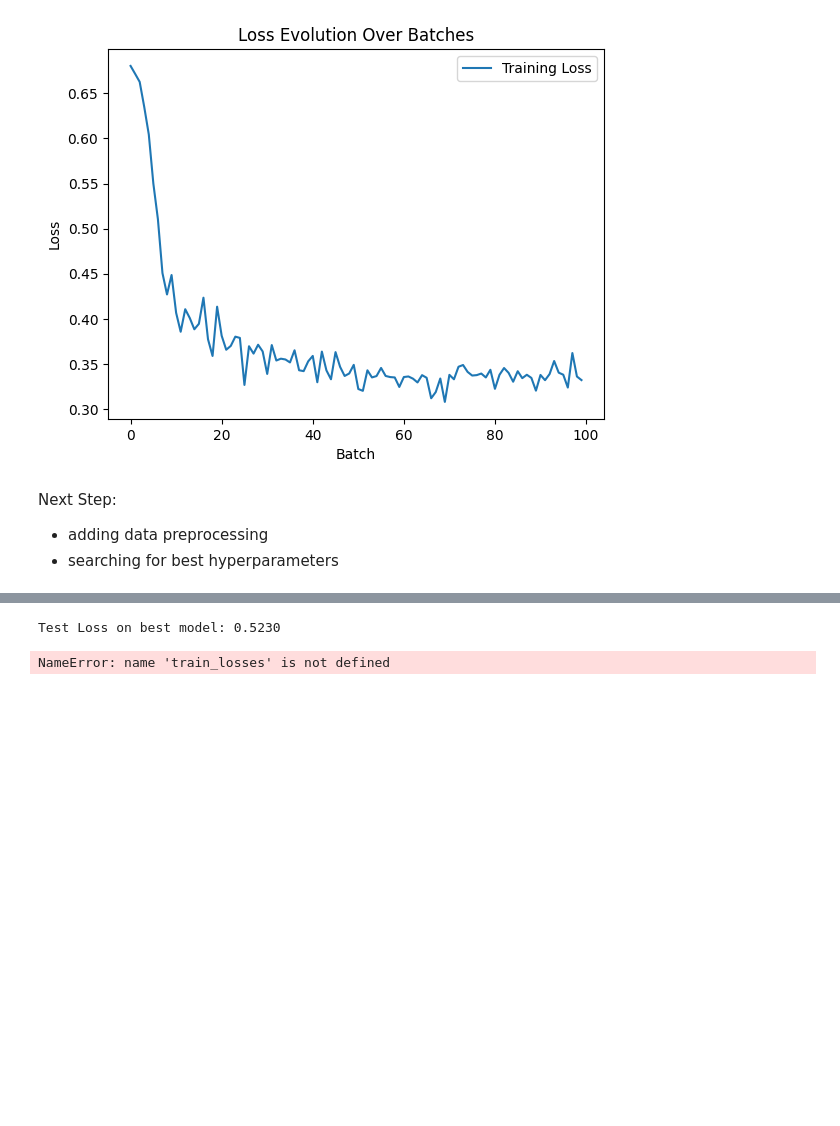
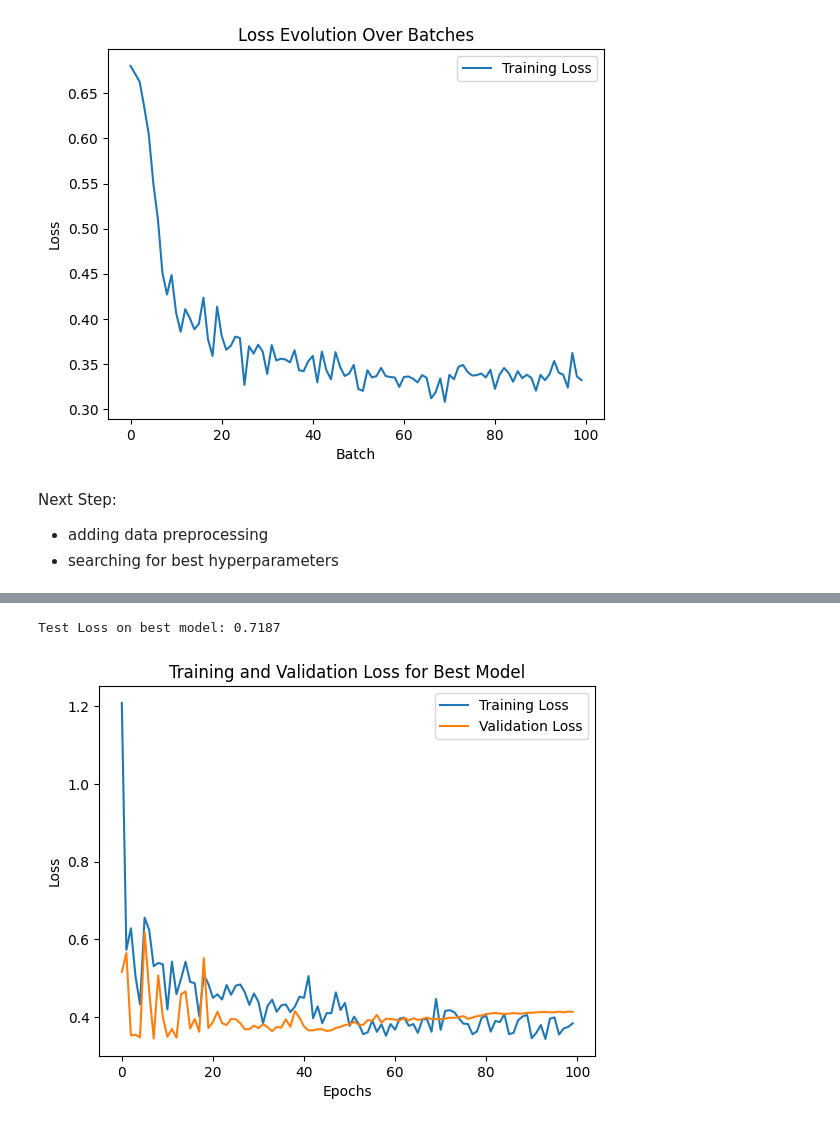
Before and after one commit to DePasquale99/MRI-network, a Jupyter notebook: classification_MLP.ipynb, the cells around one changed output, grey strips where cells are left out. Drawn from its saved outputs; the diff is of its cells as text; code cells hidden in the pictures; blank space fills up the shorter version.

```diff
--- a/classification_MLP.ipynb
+++ b/classification_MLP.ipynb
@@ -548,48 +528,46 @@ Best parameters: hidden_size=32, learning_rate=0.1, dropout_rate=0.3
 # %%
-num_epochs = 100
+
 # Retrain on full training data with best hyperparameters
-best_hidden_size, best_learning_rate, best_dropout_rate = best_params
-best_model = ShallowMLP(input_size=X.shape[1], hidden_size=best_hidden_size, dropout_rate=best_dropout_rate)
+best_model = ShallowMLP(input_size=X.shape[1], hidden_size=int(best_hidden_size), dropout_rate=best_dropout_rate)
 criterion = nn.BCELoss()
 optimizer = optim.AdamW(best_model.parameters(), lr=best_learning_rate)
 
 # Retrain the model on the full training data
-train_loader_full = DataLoader(TensorDataset(X, y), batch_size=2, shuffle=True)  # Use full training data
+train_loader_full = DataLoader(TensorDataset(X, y), batch_size=2, shuffle=True)
 
 # Train for the same number of epochs
 for epoch in range(num_epochs):
     best_model.train()
     batch_losses = []
 
     for inputs, labels in train_loader_full:
         optimizer.zero_grad()
         outputs = best_model(inputs)
         loss = criterion(outputs, labels)
         loss.backward()
         optimizer.step()
-
         batch_losses.append(loss.item())
 
 # Evaluate on the test set
 best_model.eval()
 test_loss = 0
 with torch.no_grad():
     for inputs, labels in test_loader:
         outputs = best_model(inputs)
         loss = criterion(outputs, labels)
         test_loss += loss.item()
 
 test_loss /= len(test_loader)
 print(f"Test Loss on best model: {test_loss:.4f}")
 
-# Plot training and validation losses for the best model (optional)
+# Plot training and validation losses for the best model
 plt.plot(train_losses, label="Training Loss")
 plt.plot(val_losses, label="Validation Loss")
 plt.xlabel("Epochs")
 plt.ylabel("Loss")
-plt.title("Loss Evolution Over Epochs")
+plt.title("Training and Validation Loss for Best Model")
 plt.legend()
 plt.show()
 # %% [output]
-Test Loss on best model: 0.5230
+Test Loss on best model: 0.7187
-NameError: name 'train_losses' is not defined
+[figure, added]
```
Also changed, not shown: parts of 9 cells of this notebook.
